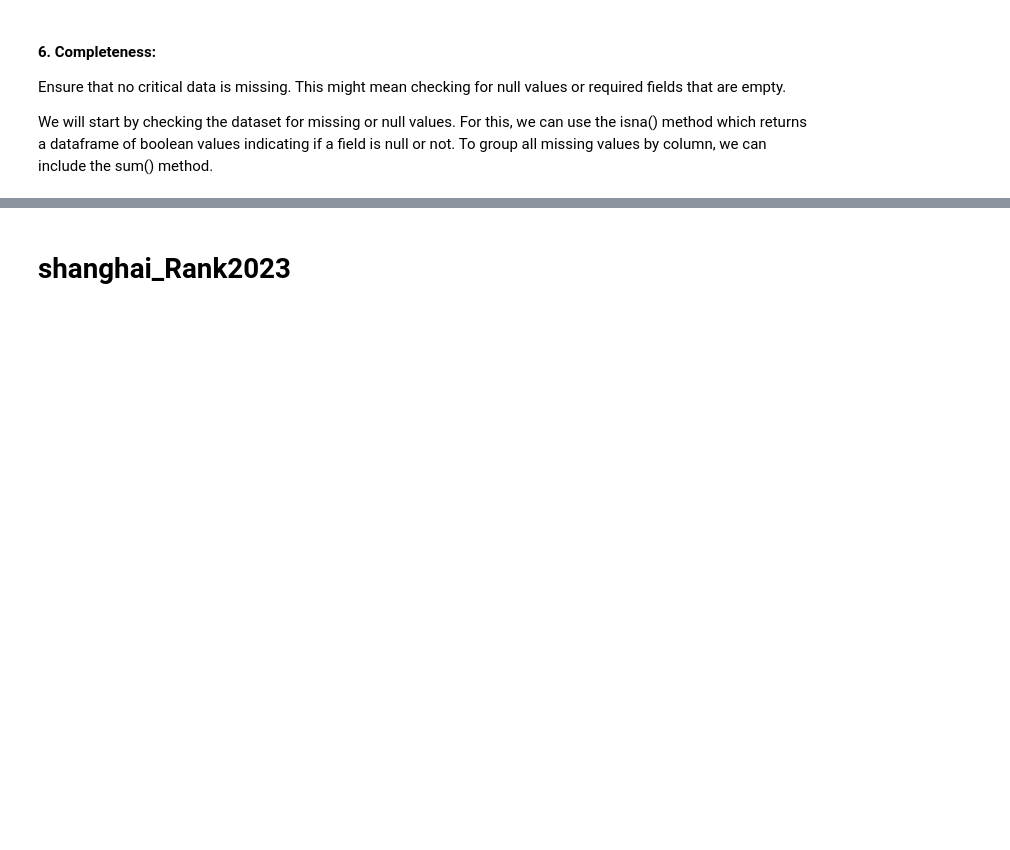
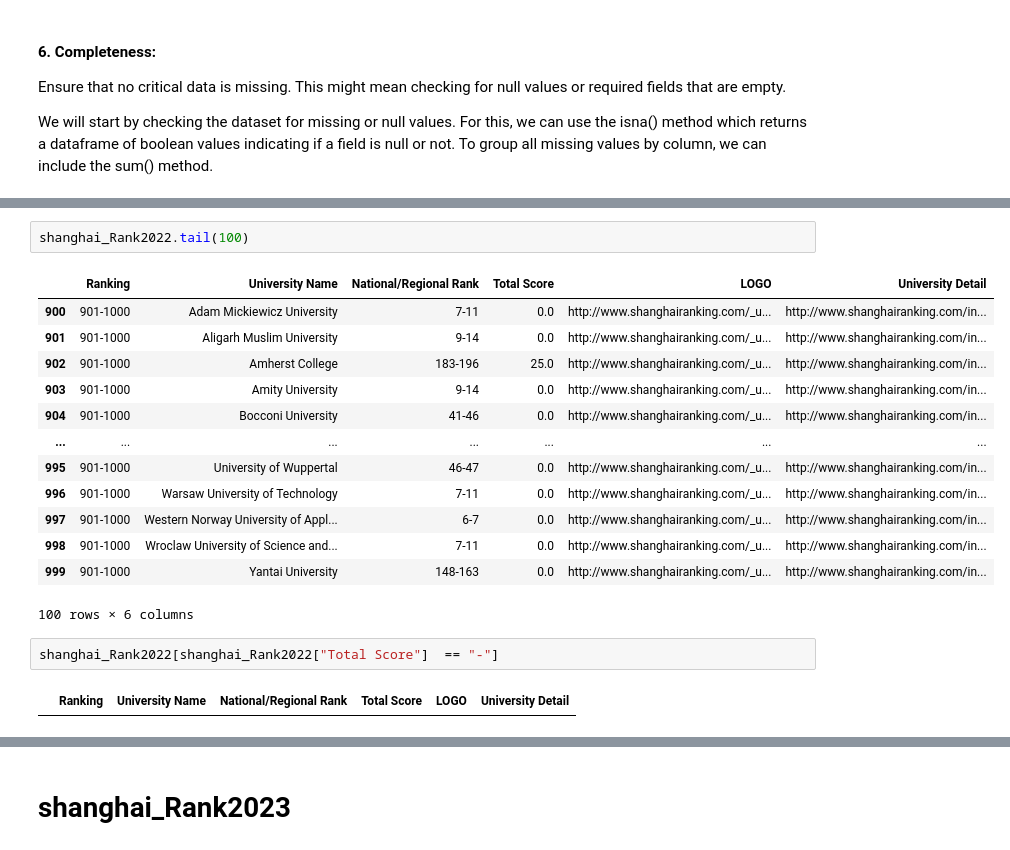
Before and after one commit to Emtnan06/World-University-Rankings, a Jupyter notebook: Usecase3.ipynb, the cells around one changed output, grey strips where cells are left out. Saved outputs shown, nothing was run; the diff lists cells and outputs as text; blank space fills up the shorter version.

```diff
--- a/Usecase3.ipynb
+++ b/Usecase3.ipynb
@@ -475,0 +516,20 @@ We will start by checking the dataset for missing or null values. For this, we c
+# %%
+shanghai_Rank2022.tail(100)
+# %% [output]
+|  | Ranking | University Name | National/Regional Rank | Total Score | LOGO | University Detail |
+| 900 | 901-1000 | Adam Mickiewicz University | 7-11 | 0.0 | http://www.shanghairanking.com/_u... | http://www.shanghairanking.com/in... |
+| 901 | 901-1000 | Aligarh Muslim University | 9-14 | 0.0 | http://www.shanghairanking.com/_u... | http://www.shanghairanking.com/in... |
+| 902 | 901-1000 | Amherst College | 183-196 | 25.0 | http://www.shanghairanking.com/_u... | http://www.shanghairanking.com/in... |
+| 903 | 901-1000 | Amity University | 9-14 | 0.0 | http://www.shanghairanking.com/_u... | http://www.shanghairanking.com/in... |
+| 904 | 901-1000 | Bocconi University | 41-46 | 0.0 | http://www.shanghairanking.com/_u... | http://www.shanghairanking.com/in... |
+| ... | ... | ... | ... | ... | ... | ... |
+| 995 | 901-1000 | University of Wuppertal | 46-47 | 0.0 | http://www.shanghairanking.com/_u... | http://www.shanghairanking.com/in... |
+| 996 | 901-1000 | Warsaw University of Technology | 7-11 | 0.0 | http://www.shanghairanking.com/_u... | http://www.shanghairanking.com/in... |
+| 997 | 901-1000 | Western Norway University of Appl... | 6-7 | 0.0 | http://www.shanghairanking.com/_u... | http://www.shanghairanking.com/in... |
+| 998 | 901-1000 | Wroclaw University of Science and... | 7-11 | 0.0 | http://www.shanghairanking.com/_u... | http://www.shanghairanking.com/in... |
+| 999 | 901-1000 | Yantai University | 148-163 | 0.0 | http://www.shanghairanking.com/_u... | http://www.shanghairanking.com/in... |
+100 rows × 6 columns
+# %%
+shanghai_Rank2022[shanghai_Rank2022["Total Score"]  == "-"]
+# %% [output]
+|  | Ranking | University Name | National/Regional Rank | Total Score | LOGO | University Detail |
```
Also changed, not shown: parts of 61 cells of this notebook.
